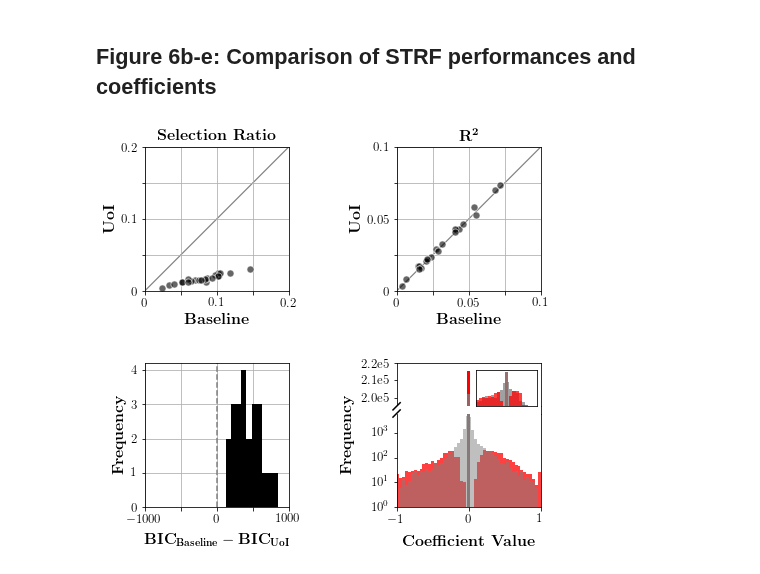
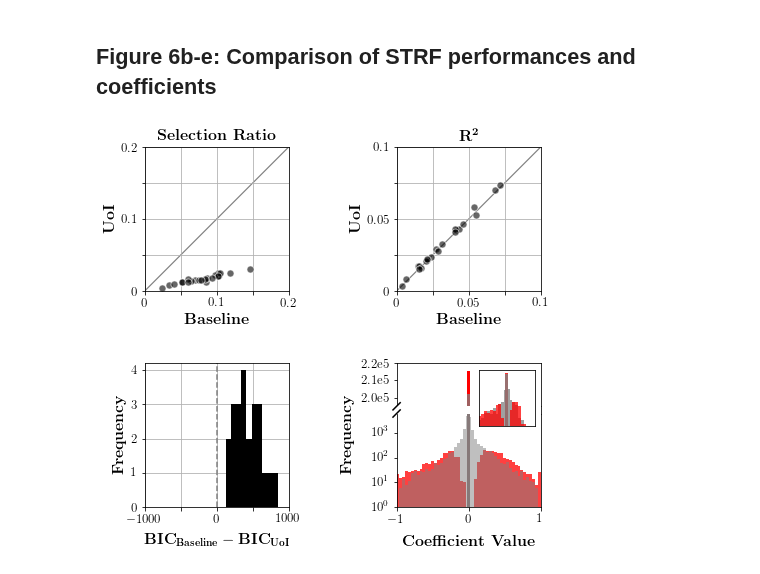
Before and after one commit to BouchardLab/neuroinference, a Jupyter notebook: figures/figure6/figure6_retina.ipynb, the cells around one changed output. Cells and saved outputs as stored; diff of their text form; code cells hidden in the pictures.

Commit message:
adjusted inset for fig6e, make it square

```diff
--- a/figures/figure6/figure6_retina.ipynb
+++ b/figures/figure6/figure6_retina.ipynb
@@ -300,10 +300,10 @@ in_between.set_xticks([])
 in_between.set_yticks([])
 
 # add inset to coefficient plot
-inset_size = subplotsize / 4
+inset_size = 0.39 * subplotsize
 inset_bins = np.linspace(-1, 1, 21)
-inset = fig.add_axes([(1.55 * subplotsize + h_spacing) / figsize, 0.7 * subplotsize / figsize,
-                      1.7 * inset_size / figsize, inset_size / figsize])
+inset = fig.add_axes([(1.57 * subplotsize + h_spacing) / figsize, 0.56 * subplotsize / figsize,
+                      inset_size / figsize, inset_size / figsize])
 inset.hist(inset_baseline_coef[inset_baseline_coef != 0],
            bins=inset_bins,
            alpha=0.75,
@@ -339,31 +339,31 @@ for ax in [srs, pp, bics, coefs_lower, coefs_upper]:
 srs.set_xlabel(r'\textbf{Baseline}', fontsize=16)
 srs.set_ylabel(r'\textbf{UoI}', fontsize=16)
 pp.set_xlabel(r'\textbf{Baseline}', fontsize=16)
 pp.set_ylabel(r'\textbf{UoI}', fontsize=16)
 bics.set_xlabel(
     r'$\textbf{BIC}_{\normalsize\textbf{Baseline}} - \textbf{BIC}_{\normalsize\textbf{UoI}}$',
     fontsize=16,
     labelpad=10)
 bics.set_ylabel(
     r'\textbf{Frequency}',
     fontsize=16)
 coefs_lower.set_xlabel(
     r'\textbf{Coefficient Value}',
     labelpad=10,
     fontsize=16)
 fig.text(
     x=(subplotsize + 0.55 * h_spacing) / figsize,
     y=0.5 * subplotsize / figsize,
     s=r'\textbf{Frequency}',
     horizontalalignment='center',
     verticalalignment='center',
     rotation=90,
     fontsize=16)
 
 # titles
 srs.set_title(r'\textbf{Selection Ratio}', fontsize=16)
 pp.set_title(r'$\mathbf{R^2}$', fontsize=16)
 
 plt.savefig('ret1_tuning_metrics.pdf', bbox_inches='tight')
 # %% [output]
-[figure, old version]
+[figure, new version]
```
